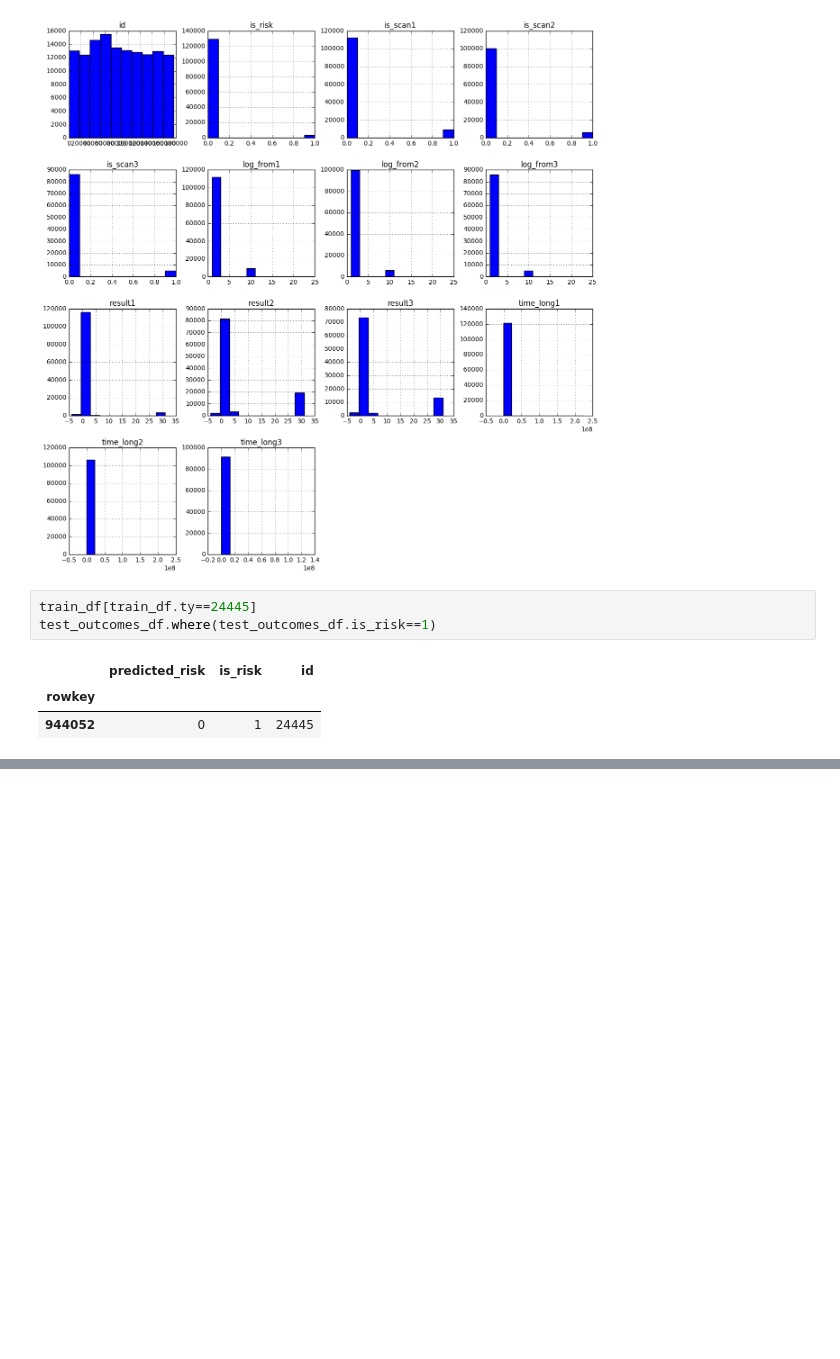
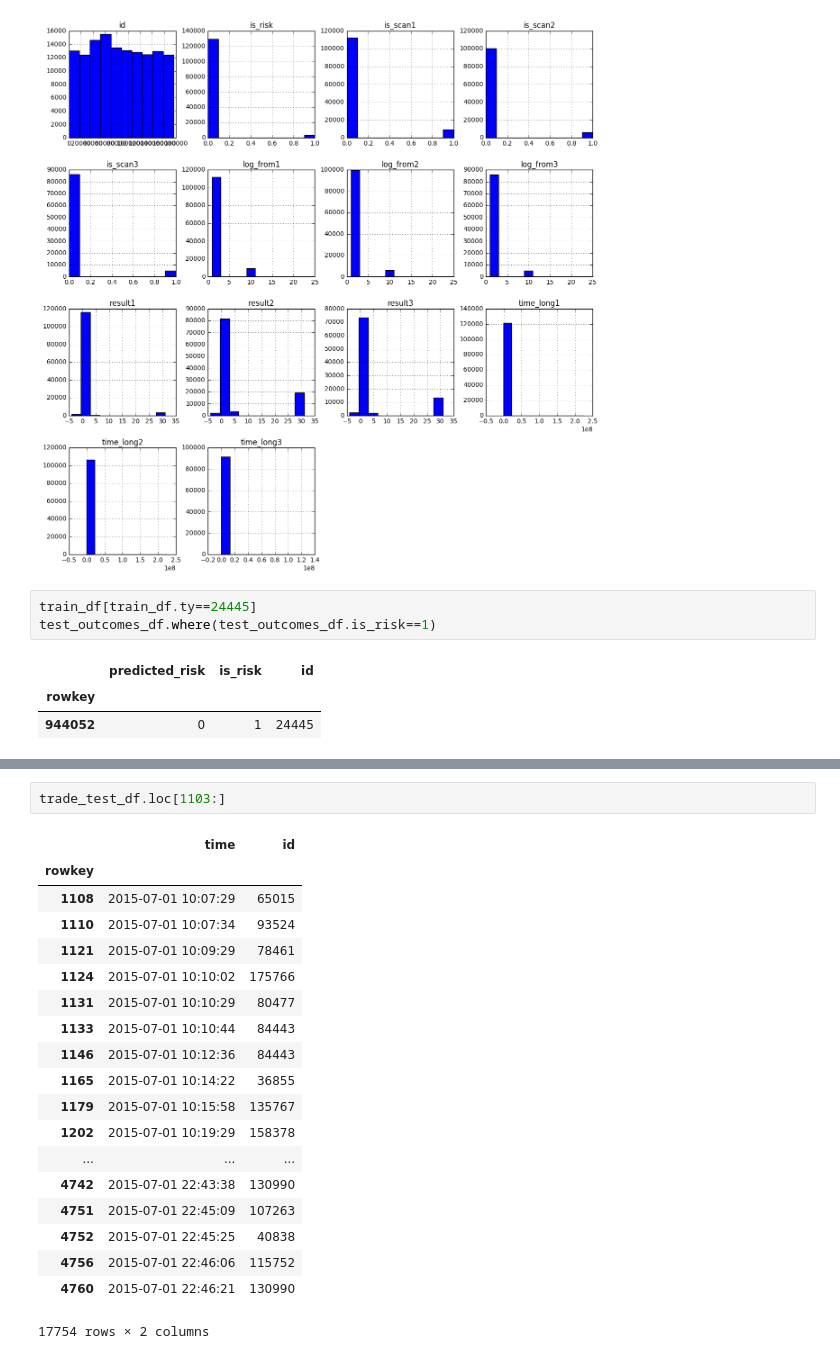
Before and after one commit to tusonggao/Kaggle_code, a Jupyter notebook: jd_contest/jd_contest.ipynb, the cells around one changed output, grey strips where cells are left out. Cells and saved outputs as stored; diff of their text form; blank space fills up the shorter version.

```diff
--- a/jd_contest/jd_contest.ipynb
+++ b/jd_contest/jd_contest.ipynb
@@ -546,0 +532,22 @@ broken_df[broken_df.is_risk==1]
+# %%
+trade_test_df.loc[1103:]
+# %% [output]
+|  | time | id |
+| rowkey |  |  |
+| 1108 | 2015-07-01 10:07:29 | 65015 |
+| 1110 | 2015-07-01 10:07:34 | 93524 |
+| 1121 | 2015-07-01 10:09:29 | 78461 |
+| 1124 | 2015-07-01 10:10:02 | 175766 |
+| 1131 | 2015-07-01 10:10:29 | 80477 |
+| 1133 | 2015-07-01 10:10:44 | 84443 |
+| 1146 | 2015-07-01 10:12:36 | 84443 |
+| 1165 | 2015-07-01 10:14:22 | 36855 |
+| 1179 | 2015-07-01 10:15:58 | 135767 |
+| 1202 | 2015-07-01 10:19:29 | 158378 |
+| ... | ... | ... |
+| 4742 | 2015-07-01 22:43:38 | 130990 |
+| 4751 | 2015-07-01 22:45:09 | 107263 |
+| 4752 | 2015-07-01 22:45:25 | 40838 |
+| 4756 | 2015-07-01 22:46:06 | 115752 |
+| 4760 | 2015-07-01 22:46:21 | 130990 |
+17754 rows × 2 columns
```
Also changed, not shown: parts of 6 cells of this notebook, 2 other files.
